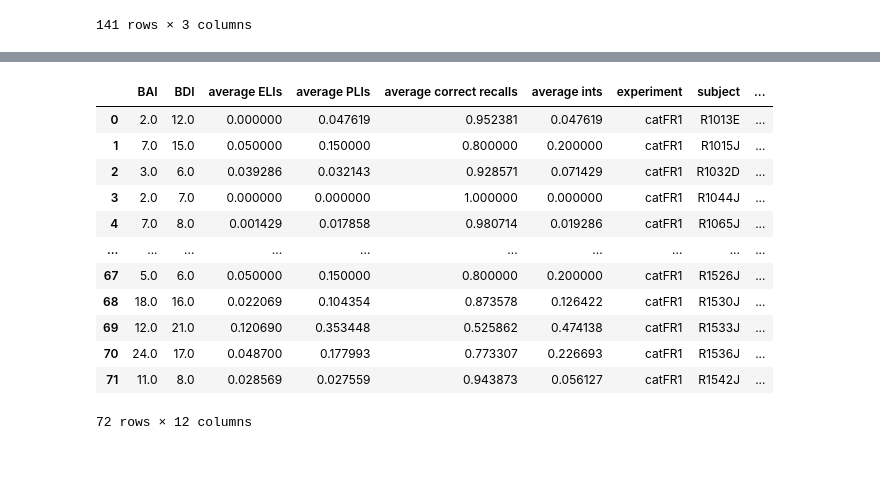
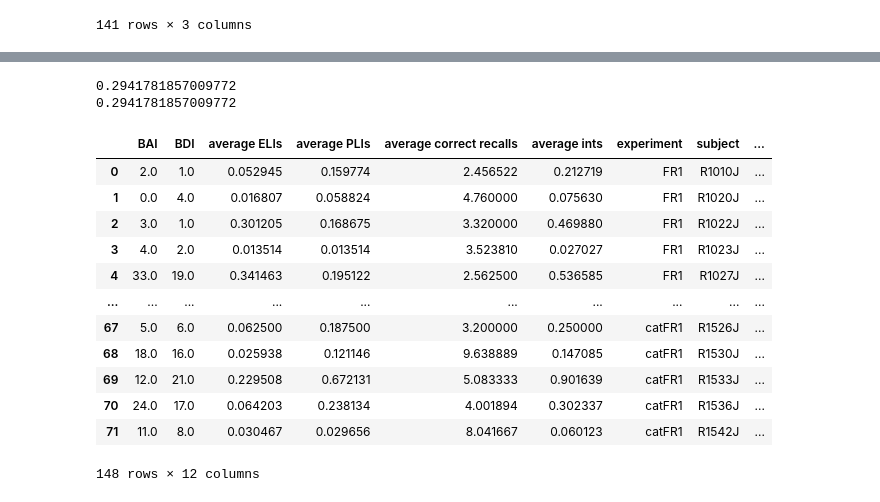
Before and after one commit to NoaHerz/Mental_health, a Jupyter notebook: MH_intrusion.ipynb, the cells around one changed output, grey strips where cells are left out. Saved outputs shown, nothing was run; the diff lists cells and outputs as text; code cells hidden in the pictures; blank space fills up the shorter version.

```diff
--- a/MH_intrusion.ipynb
+++ b/MH_intrusion.ipynb
@@ -73,6 +73,7 @@ df_select
 141 rows × 3 columns
 # %%
 trial_df = pd.DataFrame([])
+list_df = pd.DataFrame([])
 
 experiments = ['FR1', 'catFR1']
 
@@ -110,6 +111,22 @@ for sub in df_select['subject']: ### 'sub' instead of 's'
                             if len(list_events)>0:
                                 for i in range(0,len(list_events)):
                                     trials.append(list_events.index[i])
+                            PLI = len(list_events[list_events['intrusion']>0])
+                            ELI = len(list_events[list_events['intrusion']==-1])
+                            correc = len(list_events[list_events['intrusion']==0])
+                            row = df_select[df_select['subject'] == sub]
+                            list_df = list_df.append({
+                                'subject':sub,
+                                'session': sess,
+                                'experiment': exp,
+                                'list': list_num,
+                                'number of correct recalls': correc,
+                                'number of extra-list intrusions': ELI,
+                                'number of prior-list intrusions': PLI,
+                                'total number of intrusions': ELI+PLI,
+                                'BAI':int(row['BAI'].values),
+                                'BDI':int(row['BDI'].values)
+                                },ignore_index=True)
                         trial_df = trial_df.append({
                             'subject':sub,
                             'session': sess,
@@ -126,3 +143,4 @@ for sub in df_select['subject']: ### 'sub' instead of 's'
                             },ignore_index=True)
     except:
         print('Failed for subject:', sub)
+list_df
@@ -141,12 +268,12 @@ for i in trial_df.index:
         allrec = trial_df.iloc[i]['total number of trials left']
         lists = trial_df.iloc[i]['number of lists']
         exp = trial_df.iloc[i]['experiment']
-#         PLI_scaled = float(pli/correc)
-#         ELI_scaled = float(eli/correc)
-#         correc_scaled = float(correc/lists)
-        PLI_scaled = float(pli/allrec)
-        ELI_scaled = float(eli/allrec)
-        correc_scaled = float(correc/allrec)
+        PLI_scaled = float(pli/correc)
+        ELI_scaled = float(eli/correc)
+        correc_scaled = float(correc/lists)
+#         PLI_scaled = float(pli/allrec)
+#         ELI_scaled = float(eli/allrec)
+#         correc_scaled = float(correc/allrec)
         if allrec > 0:
             df_filter = df_filter.append({
                 'subject':sub,
@@ -179,7 +306,7 @@ catFR_df_filter = df_filter.query("experiment=='catFR1'")
 #     elif exp == 'catFR1':
 #         catFR_df_filter = df_filter
 #         df_filter = pd.DataFrame([])
-FR_df_filter
+df_filter
 # %% [output]
 removed row = 3 R1015J FR1
 removed row = 63 R1100D FR1
@@ -257,34 +450,48 @@ catFR_avg_df
 72 rows × 8 columns
+# %%
+# catFR_avg_df.iloc[1]['average ints']-
+mean=np.mean(catFR_avg_df['average ints'])
+std=np.std(catFR_avg_df['average ints'], ddof=1)
+#(0.200000-catFR_avg_df['average ints'].mean())/catFR_avg_df['average ints'].std()
+#(0.2000000-mean)/std
+print(catFR_avg_df['average ints'].std(ddof=1))
+print(std)
+# %% [output]
+0.2941781857009772
+0.2941781857009772
 # %%
 FR_stats = FR_avg_df[['average ELIs', 'average PLIs', 'average correct recalls', 'average ints']]
 catFR_stats = catFR_avg_df[['average ELIs', 'average PLIs', 'average correct recalls', 'average ints']]
 #FR_stats.apply(zscore)
 # for i in FR_avg_df.index:
 FR_df_zscore = (FR_stats - FR_stats.mean())/FR_stats.std()
 catFR_df_zscore = (catFR_stats - catFR_stats.mean())/catFR_stats.std()
 
 FR_avg_df['zELI'] = FR_df_zscore['average ELIs']
 FR_avg_df['zPLI'] = FR_df_zscore['average PLIs']
 FR_avg_df['zints'] = FR_df_zscore['average ints']
 FR_avg_df['zcorrec'] = FR_df_zscore['average correct recalls']
 
 catFR_avg_df['zELI'] = catFR_df_zscore['average ELIs']
 catFR_avg_df['zPLI'] = catFR_df_zscore['average PLIs']
 catFR_avg_df['zints'] = catFR_df_zscore['average ints']
 catFR_avg_df['zcorrec'] = catFR_df_zscore['average correct recalls']
 catFR_avg_df
+
+full_df=pd.concat((FR_avg_df,catFR_avg_df))
+full_df
 # %% [output]
 |  | BAI | BDI | average ELIs | average PLIs | average correct recalls | average ints | experiment | subject | ... |
-| 0 | 2.0 | 12.0 | 0.000000 | 0.047619 | 0.952381 | 0.047619 | catFR1 | R1013E | ... |
-| 1 | 7.0 | 15.0 | 0.050000 | 0.150000 | 0.800000 | 0.200000 | catFR1 | R1015J | ... |
-| 2 | 3.0 | 6.0 | 0.039286 | 0.032143 | 0.928571 | 0.071429 | catFR1 | R1032D | ... |
-| 3 | 2.0 | 7.0 | 0.000000 | 0.000000 | 1.000000 | 0.000000 | catFR1 | R1044J | ... |
-| 4 | 7.0 | 8.0 | 0.001429 | 0.017858 | 0.980714 | 0.019286 | catFR1 | R1065J | ... |
+| 0 | 2.0 | 1.0 | 0.052945 | 0.159774 | 2.456522 | 0.212719 | FR1 | R1010J | ... |
+| 1 | 0.0 | 4.0 | 0.016807 | 0.058824 | 4.760000 | 0.075630 | FR1 | R1020J | ... |
+| 2 | 3.0 | 1.0 | 0.301205 | 0.168675 | 3.320000 | 0.469880 | FR1 | R1022J | ... |
+| 3 | 4.0 | 2.0 | 0.013514 | 0.013514 | 3.523810 | 0.027027 | FR1 | R1023J | ... |
+| 4 | 33.0 | 19.0 | 0.341463 | 0.195122 | 2.562500 | 0.536585 | FR1 | R1027J | ... |
 | ... | ... | ... | ... | ... | ... | ... | ... | ... | ... |
-| 67 | 5.0 | 6.0 | 0.050000 | 0.150000 | 0.800000 | 0.200000 | catFR1 | R1526J | ... |
-| 68 | 18.0 | 16.0 | 0.022069 | 0.104354 | 0.873578 | 0.126422 | catFR1 | R1530J | ... |
-| 69 | 12.0 | 21.0 | 0.120690 | 0.353448 | 0.525862 | 0.474138 | catFR1 | R1533J | ... |
-| 70 | 24.0 | 17.0 | 0.048700 | 0.177993 | 0.773307 | 0.226693 | catFR1 | R1536J | ... |
-| 71 | 11.0 | 8.0 | 0.028569 | 0.027559 | 0.943873 | 0.056127 | catFR1 | R1542J | ... |
+| 67 | 5.0 | 6.0 | 0.062500 | 0.187500 | 3.200000 | 0.250000 | catFR1 | R1526J | ... |
+| 68 | 18.0 | 16.0 | 0.025938 | 0.121146 | 9.638889 | 0.147085 | catFR1 | R1530J | ... |
+| 69 | 12.0 | 21.0 | 0.229508 | 0.672131 | 5.083333 | 0.901639 | catFR1 | R1533J | ... |
+| 70 | 24.0 | 17.0 | 0.064203 | 0.238134 | 4.001894 | 0.302337 | catFR1 | R1536J | ... |
+| 71 | 11.0 | 8.0 | 0.030467 | 0.029656 | 8.041667 | 0.060123 | catFR1 | R1542J | ... |
-72 rows × 12 columns
+148 rows × 12 columns
 # %%
```
Also changed, not shown: parts of 8 cells of this notebook.
